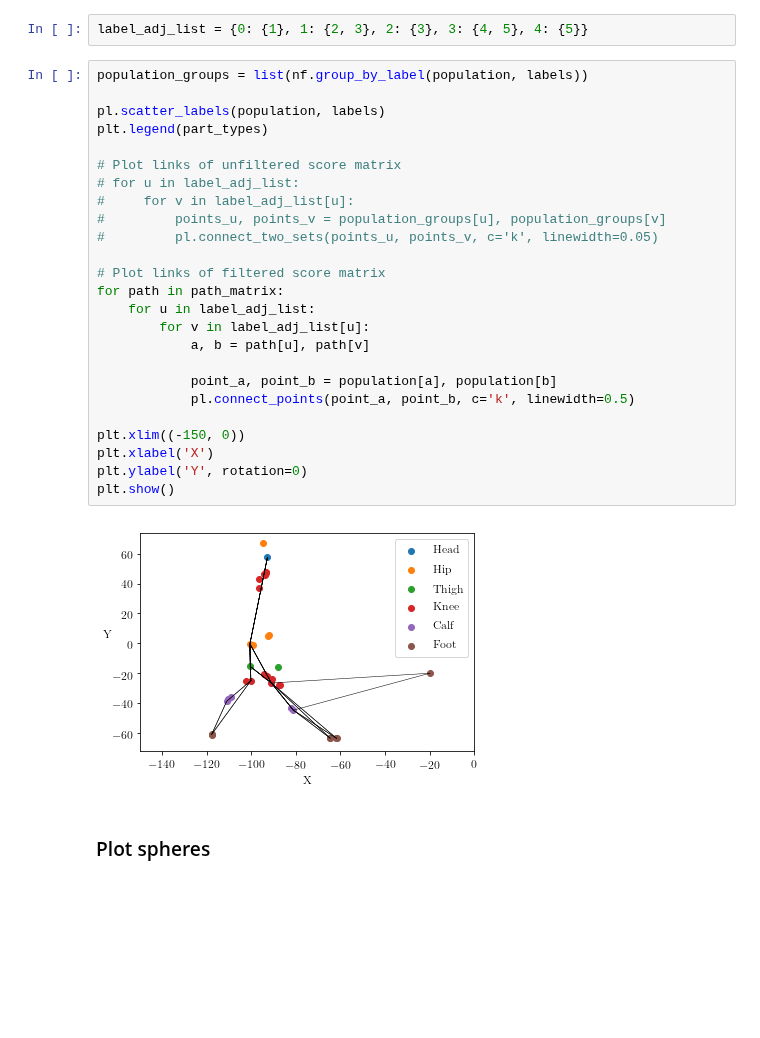
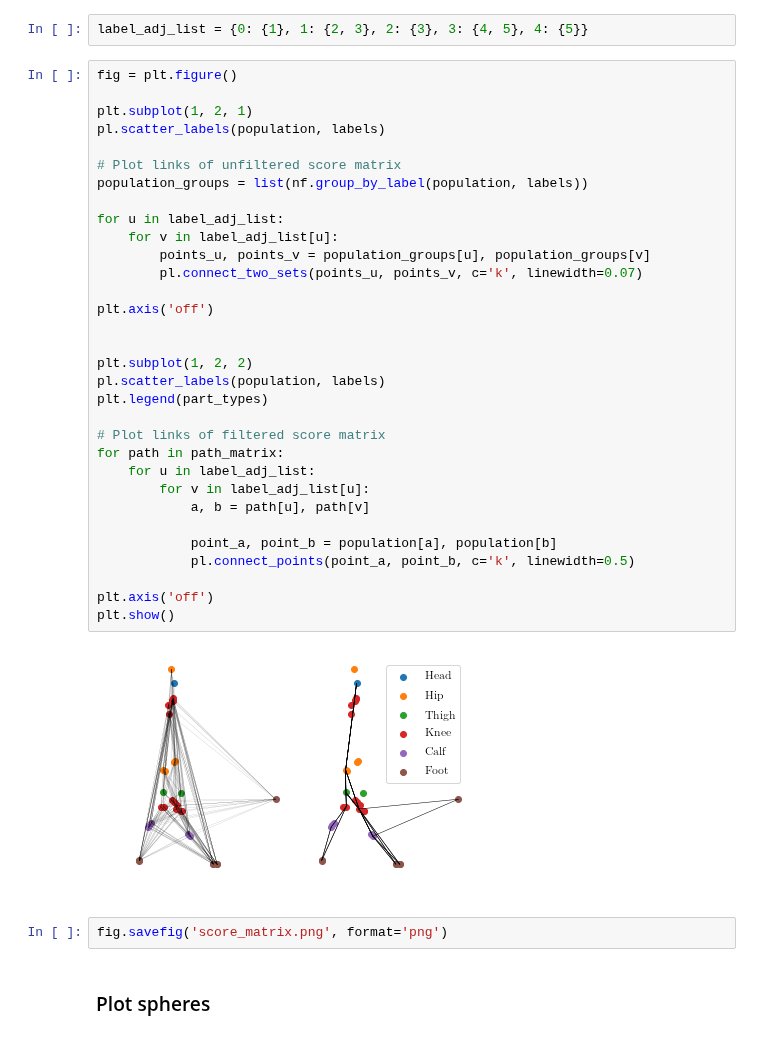
Before and after one commit to ajhynes7/side-view-depth-gait, a Jupyter notebook: notebooks/create_figures.ipynb, the cells around one changed output. Cells and saved outputs as stored; diff of their text form; blank space fills up the shorter version.

Commit message:
Create plot with 3 subplots to show sphere process.

```diff
--- a/notebooks/create_figures.ipynb
+++ b/notebooks/create_figures.ipynb
@@ -65,31 +65,40 @@ plt.show()
 # %%
 label_adj_list = {0: {1}, 1: {2, 3}, 2: {3}, 3: {4, 5}, 4: {5}}
 # %%
+fig = plt.figure()
+
+plt.subplot(1, 2, 1)
+pl.scatter_labels(population, labels)
+
+# Plot links of unfiltered score matrix
 population_groups = list(nf.group_by_label(population, labels))
 
+for u in label_adj_list:
+    for v in label_adj_list[u]:
+        points_u, points_v = population_groups[u], population_groups[v]
+        pl.connect_two_sets(points_u, points_v, c='k', linewidth=0.07)
+
+plt.axis('off')
+
+
+plt.subplot(1, 2, 2)
 pl.scatter_labels(population, labels)
 plt.legend(part_types)
-
-# Plot links of unfiltered score matrix
-# for u in label_adj_list:
-#     for v in label_adj_list[u]:
-#         points_u, points_v = population_groups[u], population_groups[v]
-#         pl.connect_two_sets(points_u, points_v, c='k', linewidth=0.05)
 
 # Plot links of filtered score matrix
 for path in path_matrix:
     for u in label_adj_list:
         for v in label_adj_list[u]:
             a, b = path[u], path[v]
 
             point_a, point_b = population[a], population[b]
             pl.connect_points(point_a, point_b, c='k', linewidth=0.5)
 
-plt.xlim((-150, 0))
-plt.xlabel('X')
-plt.ylabel('Y', rotation=0)
+plt.axis('off')
 plt.show()
 # %% [output]
-[figure, old version]
+[figure, new version]
+# %%
+fig.savefig('score_matrix.png', format='png')
 # %% [markdown]
 ### Plot spheres
```
Also changed, not shown: parts of 3 cells of this notebook.
